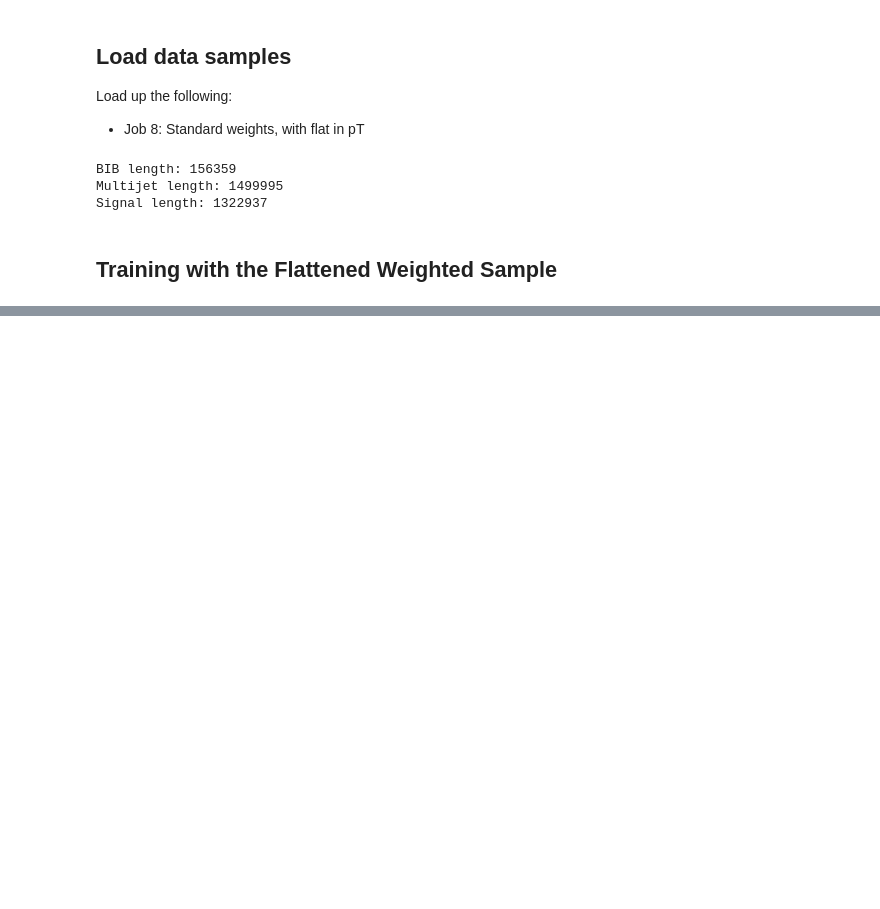
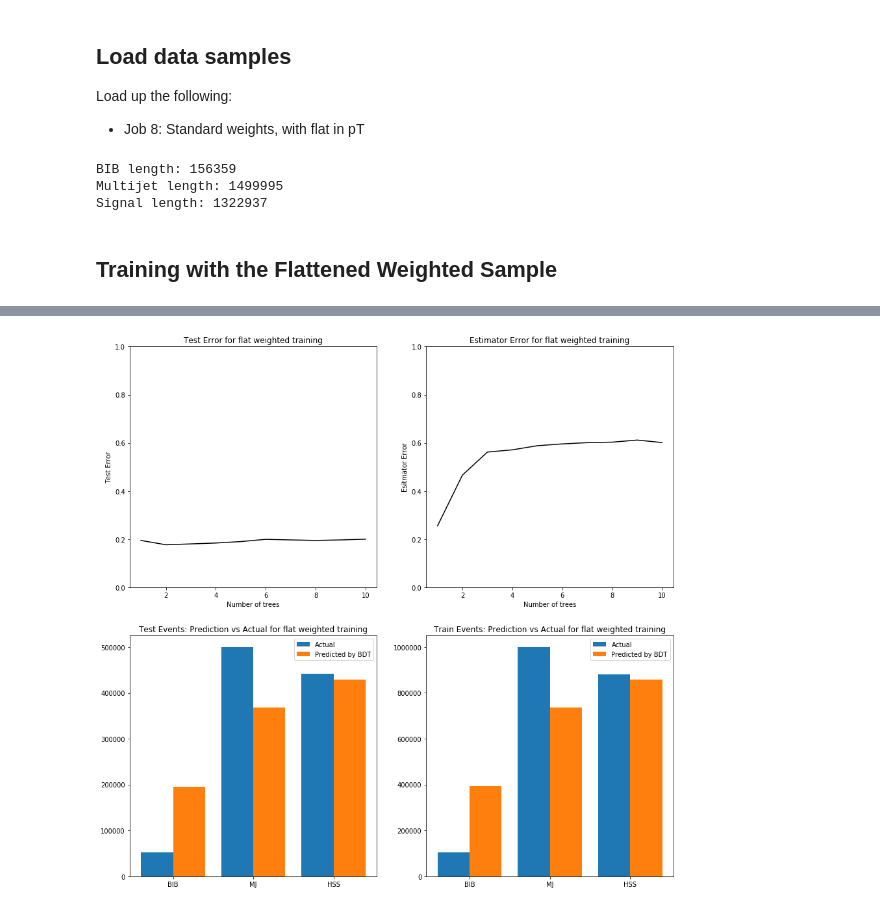
Before and after one commit to gordonwatts/JetCutStudies, a Jupyter notebook: notebooks/BDT Test Weighting in Scikit Learn.ipynb, the cells around one changed output, grey strips where cells are left out. Drawn from its saved outputs; the diff is of its cells as text; code cells hidden in the pictures; blank space fills up the shorter version.

Commit message:
Added better test results for comparisons for weight vs no weight.

```diff
--- a/notebooks/BDT Test Weighting in Scikit Learn.ipynb
+++ b/notebooks/BDT Test Weighting in Scikit Learn.ipynb
@@ -59,0 +133,4 @@ b = train_samples(flat_training)
+# %%
+plot_training_performance(b_flat_weight, flat_training, flat_testing, title_keyword='flat weighted')
+# %% [output]
+[figure, added]
```
Also changed, not shown: parts of 12 cells of this notebook, 2 other files.
